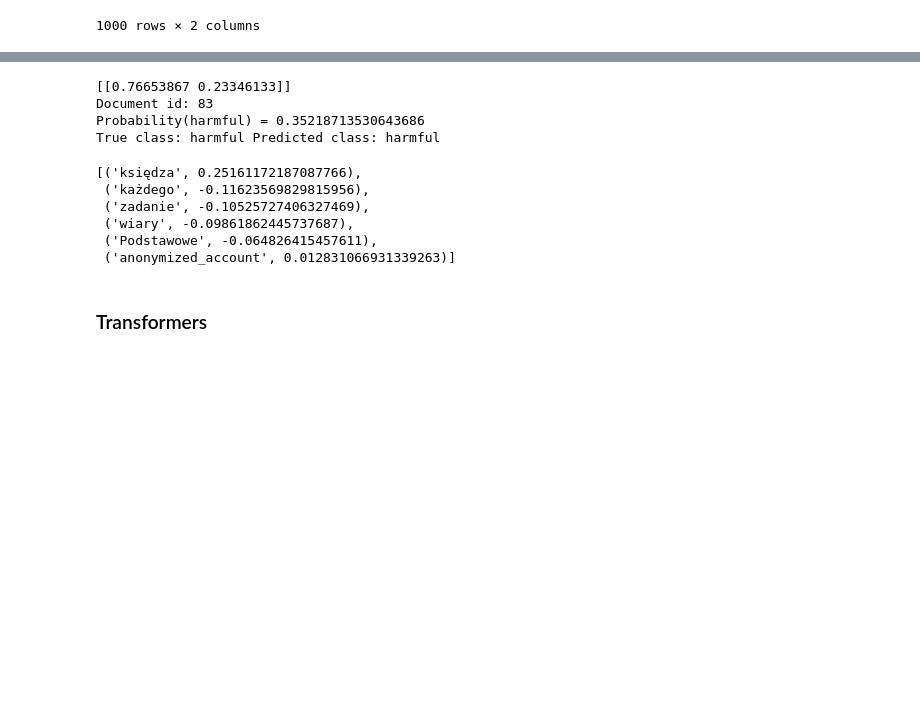
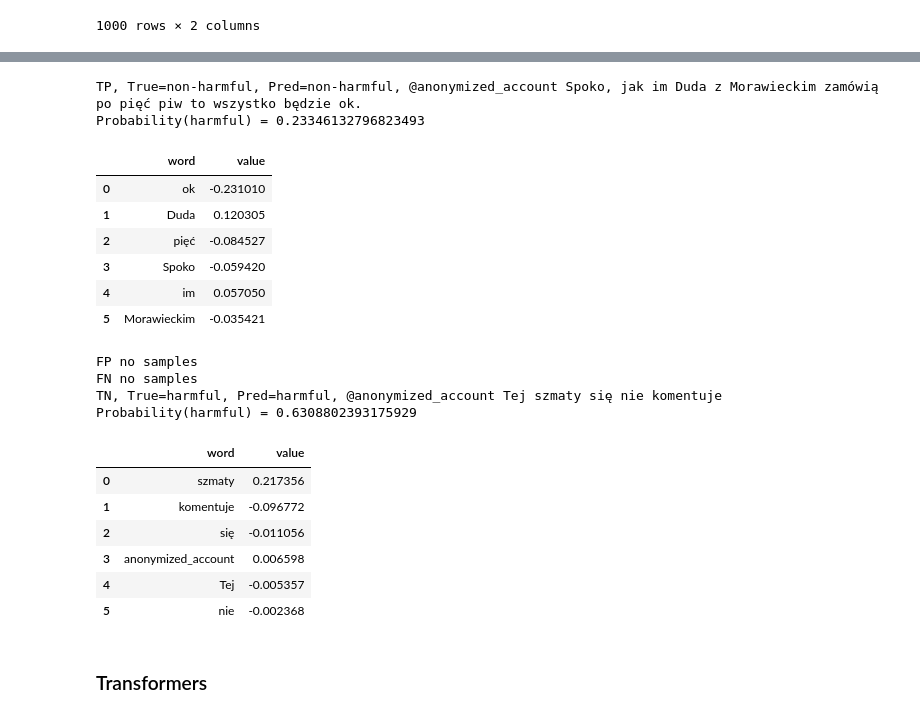
Before and after one commit to sgrzegorz/natural-language-processing, a Jupyter notebook: 07_text_classification_cyberbulling/cyberbulling.ipynb, the cells around one changed output, grey strips where cells are left out. Saved outputs shown, nothing was run; the diff lists cells and outputs as text; code cells hidden in the pictures; blank space fills up the shorter version.

```diff
--- a/07_text_classification_cyberbulling/cyberbulling.ipynb
+++ b/07_text_classification_cyberbulling/cyberbulling.ipynb
@@ -333,36 +329,26 @@ MCC=1.0
-# %%
-# local interpretable model-agnositc explenations LIME
-from lime import lime_text
-from sklearn.pipeline import make_pipeline
-class_names = ["non-harmful","harmful"]
-
-
-c = make_pipeline(tf_idf, naive_bayes_classifier)
-
-print(c.predict_proba([test_X[0]]))
-
-from lime.lime_text import LimeTextExplainer
-explainer = LimeTextExplainer(class_names=class_names)
-
-idx = 83
-exp = explainer.explain_instance(test_X[idx], c.predict_proba, num_features=6)
-print('Document id: %d' % idx)
-print('Probability(harmful) =', c.predict_proba([test_X[idx]])[0,1])
-print(f'True class: {class_names[test_y[idx]]} Predicted class: {class_names[y_pred[idx]]}')
-
-
-exp.as_list()
-# %% [output]
-[[0.76653867 0.23346133]]
-Document id: 83
-Probability(harmful) = 0.35218713530643686
-True class: harmful Predicted class: harmful
-[('księdza', 0.25161172187087766),
- ('każdego', -0.11623569829815956),
- ('zadanie', -0.10525727406327469),
- ('wiary', -0.09861862445737687),
- ('Podstawowe', -0.064826415457611),
- ('anonymized_account', 0.012831066931339263)]
+# %%
+lime_explain_confusion_matrix(test_y,y_pred)
+# %% [output]
+TP, True=non-harmful, Pred=non-harmful, @anonymized_account Spoko, jak im Duda z Morawieckim zamówią po pięć piw to wszystko będzie ok.
+Probability(harmful) = 0.23346132796823493
+|  | word | value |
+| 0 | ok | -0.231010 |
+| 1 | Duda | 0.120305 |
+| 2 | pięć | -0.084527 |
+| 3 | Spoko | -0.059420 |
+| 4 | im | 0.057050 |
+| 5 | Morawieckim | -0.035421 |
+FP no samples
+FN no samples
+TN, True=harmful, Pred=harmful, @anonymized_account Tej szmaty się nie komentuje
+Probability(harmful) = 0.6308802393175929
+|  | word | value |
+| 0 | szmaty | 0.217356 |
+| 1 | komentuje | -0.096772 |
+| 2 | się | -0.011056 |
+| 3 | anonymized_account | 0.006598 |
+| 4 | Tej | -0.005357 |
+| 5 | nie | -0.002368 |
 # %% [markdown]
 ### Transformers
 # %% [markdown]
```
Also changed, not shown: parts of 22 cells of this notebook.
